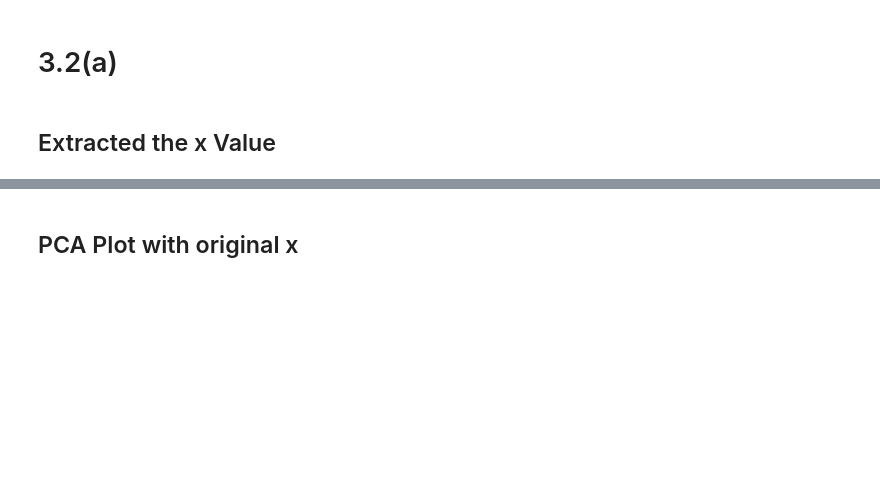
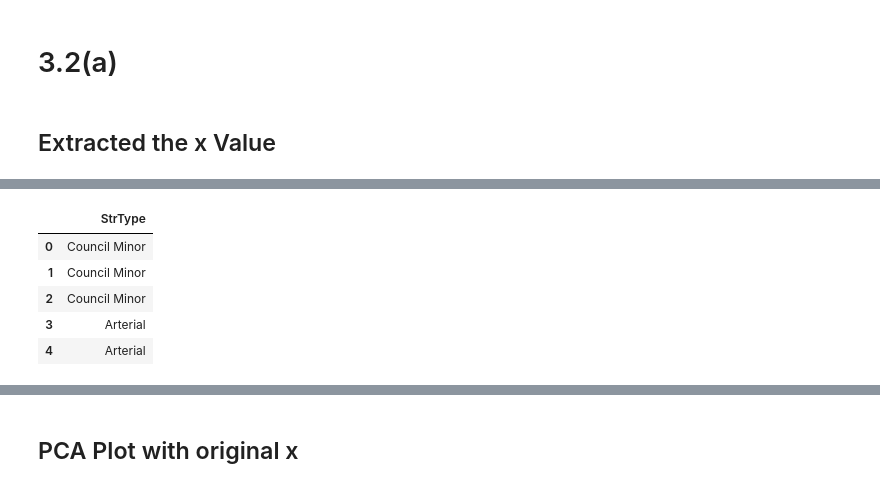
Before and after one commit to TemExile/python_practice, a Jupyter notebook: work.ipynb, the cells around one changed output, grey strips where cells are left out. Cells and saved outputs as stored; diff of their text form; code cells hidden in the pictures; blank space fills up the shorter version.

```diff
--- a/work.ipynb
+++ b/work.ipynb
@@ -22,5 +37,12 @@ used_x.head()
 # %%
-y = sp_data[['StrType']]
+y = special_traffic[['StrType']]
 y.head()
+# %% [output]
+|  | StrType |
+| 0 | Council Minor |
+| 1 | Council Minor |
+| 2 | Council Minor |
+| 3 | Arterial |
+| 4 | Arterial |
 # %%
 y['StrType'].unique()
```
Also changed, not shown: parts of 6 cells of this notebook.
